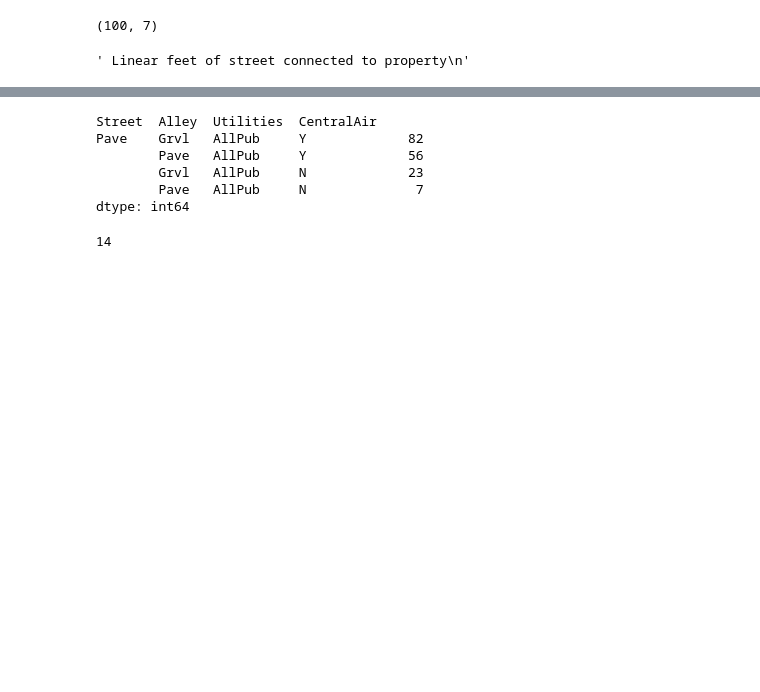
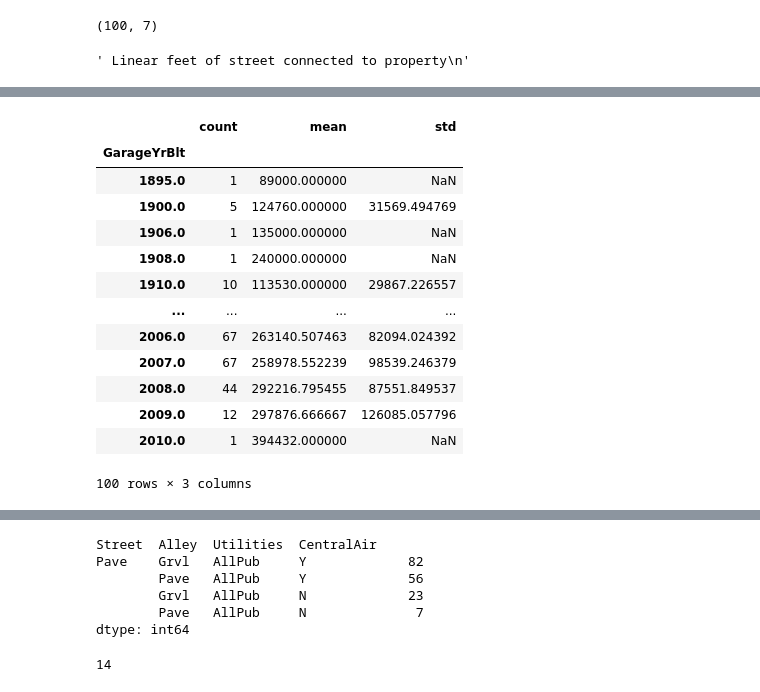
Before and after one commit to hzeig/ames-housing-predictions, a Jupyter notebook: HADAR/Cleaning.ipynb, the cells around one changed output, grey strips where cells are left out. Cells and saved outputs as stored; diff of their text form; code cells hidden in the pictures; blank space fills up the shorter version.

```diff
--- a/HADAR/Cleaning.ipynb
+++ b/HADAR/Cleaning.ipynb
@@ -129,0 +126,4 @@ dtype: int64
+# %%
+hp_dict['GarageCond']
+housePrice.GarageCond = housePrice.GarageCond.fillna('none')
+housePrice.groupby('GarageCond')['SalePrice'].agg(['count','mean','std'])
@@ -129,0 +151,4 @@ dtype: int64
+# %%
+hp_dict['GarageFinish']
+housePrice.GarageFinish = housePrice.GarageFinish.fillna('none')
+housePrice.groupby('GarageFinish')['SalePrice'].agg(['count','mean','std'])
@@ -129,0 +162,19 @@ dtype: int64
+# %%
+hp_dict['GarageYrBlt']                                                ## turn into date? what to do with NA
+# housePrice.GarageYrBlt = housePrice.GarageYrBlt.fillna('none')
+housePrice.groupby('GarageYrBlt')['SalePrice'].agg(['count','mean','std'])
+# %% [output]
+|  | count | mean | std |
+| GarageYrBlt |  |  |  |
+| 1895.0 | 1 | 89000.000000 | NaN |
+| 1900.0 | 5 | 124760.000000 | 31569.494769 |
+| 1906.0 | 1 | 135000.000000 | NaN |
+| 1908.0 | 1 | 240000.000000 | NaN |
+| 1910.0 | 10 | 113530.000000 | 29867.226557 |
+| ... | ... | ... | ... |
+| 2006.0 | 67 | 263140.507463 | 82094.024392 |
+| 2007.0 | 67 | 258978.552239 | 98539.246379 |
+| 2008.0 | 44 | 292216.795455 | 87551.849537 |
+| 2009.0 | 12 | 297876.666667 | 126085.057796 |
+| 2010.0 | 1 | 394432.000000 | NaN |
+100 rows × 3 columns
```
Also changed, not shown: parts of 27 cells of this notebook.
